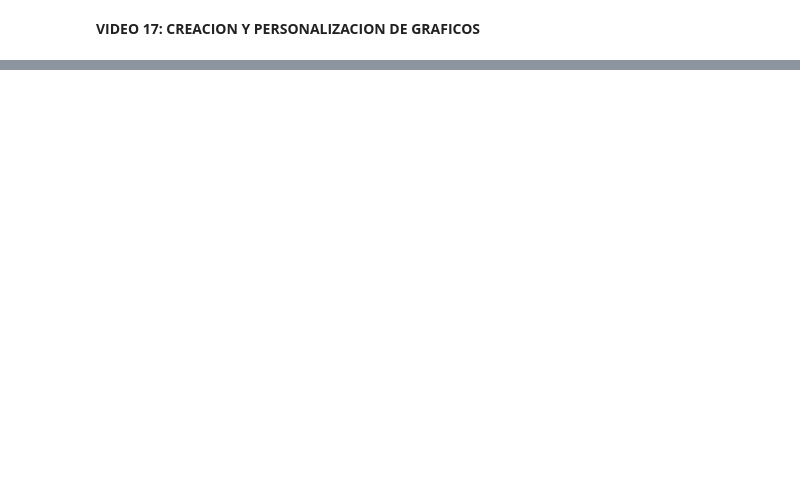
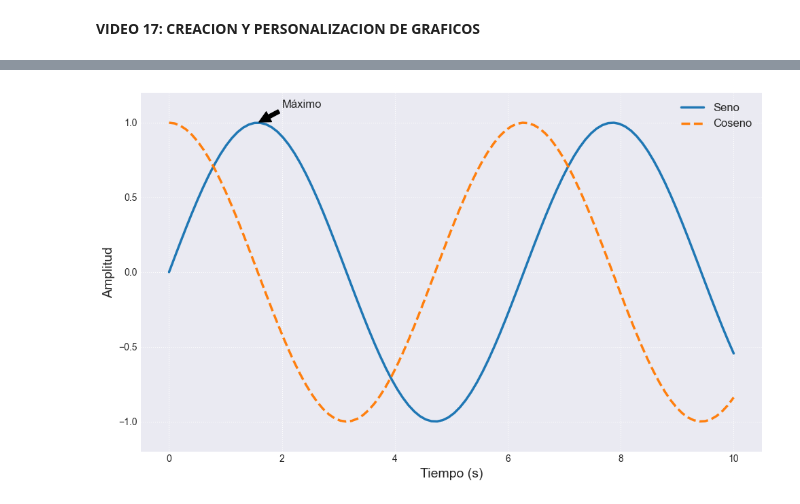
Before and after one commit to jcm78411/data-analisys, a Jupyter notebook: 4.matplotlib_module.ipynb, the cells around one changed output, grey strips where cells are left out. Cells and saved outputs as stored; diff of their text form; code cells hidden in the pictures; blank space fills up the shorter version.

```diff
--- a/4.matplotlib_module.ipynb
+++ b/4.matplotlib_module.ipynb
@@ -67,0 +98,48 @@ plt.show()
+# %%
+import matplotlib.pyplot as plt
+import numpy as np
+
+# Datos de ejemplo
+x = np.linspace(0, 10, 100)
+y = np.sin(x)
+y2 = np.cos(x)
+
+# Estilo general (puedes probar 'seaborn', 'ggplot', 'bmh', etc.)
+plt.style.use('seaborn-v0_8-darkgrid')
+
+# Crear la figura
+fig, ax = plt.subplots(figsize=(10, 6))
+
+# Trazar líneas
+ax.plot(x, y, label='Seno', color='#1f77b4', linewidth=2.5, linestyle='-')
+ax.plot(x, y2, label='Coseno', color='#ff7f0e', linewidth=2.5, linestyle='--')
+
+# Título y etiquetas con fuente personalizada
+# ax.set_title('Funciones Seno y Coseno', fontsize=18, fontweight='bold', color='#333')
+ax.set_xlabel('Tiempo (s)', fontsize=14)
+ax.set_ylabel('Amplitud', fontsize=14)
+
+# Cuadrícula personalizada
+ax.grid(True, which='both', linestyle=':', linewidth=0.8)
+
+# Límites del eje Y
+ax.set_ylim(-1.2, 1.2)
+
+# Anotación en un punto específico
+ax.annotate('Máximo',
+            xy=(np.pi/2, 1),
+            xytext=(2, 1.1),
+            arrowprops=dict(facecolor='black', shrink=0.05),
+            fontsize=12)
+
+# Leyenda
+ax.legend(loc='upper right', fontsize=12)
+
+# Fondo blanco
+fig.patch.set_facecolor('white')
+
+# Mostrar el gráfico
+plt.tight_layout()
+plt.show()
+# %% [output]
+[figure, added]
```
Also changed, not shown: parts of 15 cells of this notebook, 7 other files.
